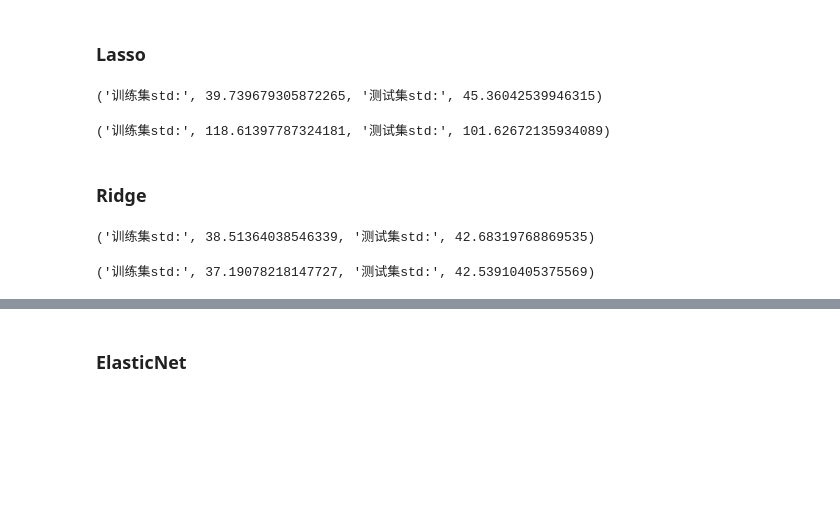
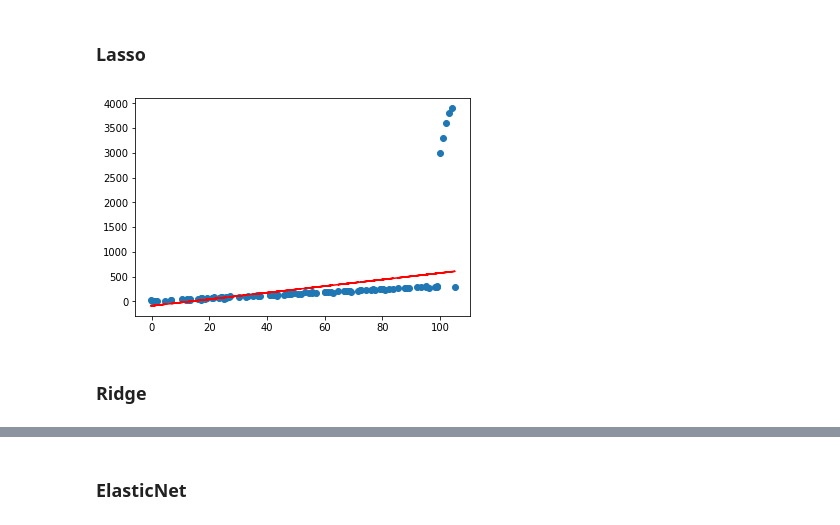
Before and after one commit to zhulei227/ML_Notes, a Jupyter notebook: notebooks/01_线性模型_线性回归_正则化(Lasso,Ridge,ElasticNet).ipynb, the cells around one changed output, grey strips where cells are left out. Saved outputs shown, nothing was run; the diff lists cells and outputs as text; code cells hidden in the pictures; blank space fills up the shorter version.

```diff
--- a/notebooks/01_线性模型_线性回归_正则化(Lasso,Ridge,ElasticNet).ipynb
+++ b/notebooks/01_线性模型_线性回归_正则化(Lasso,Ridge,ElasticNet).ipynb
@@ -172,35 +184,11 @@ class LinearRegression(object):
         plt.plot(x[:, 0], self.predict(x), 'r')
 # %% [markdown]
 ### Lasso
-# %%
-lasso=LinearRegression(l1_ratio=0.01)
-lasso.fit(X[:100],Y[:100])
-#查看训练集，测试集上的误差
-'训练集std:',np.std(Y[:100]-lasso.predict(X[:100])),'测试集std:',np.std(Y[100:]-lasso.predict(X[100:]))
-# %% [output]
-('训练集std:', 39.739679305872265, '测试集std:', 45.36042539946315)
-# %%
-#与sklearn对比
-from sklearn.linear_model import Lasso
-lasso=Lasso()
-lasso.fit(X[:100],Y[:100])
-'训练集std:',np.std(Y[:100]-lasso.predict(X[:100])),'测试集std:',np.std(Y[100:]-lasso.predict(X[100:]))
-# %% [output]
-('训练集std:', 118.61397787324181, '测试集std:', 101.62672135934089)
+# %%
+lasso=LinearRegression(l1_ratio=100)
+lasso.fit(X[:,:-1],Y)
+lasso.plot_fit_boundary(X[:,:-1],Y)
+# %% [output]
+[figure, added]
 # %% [markdown]
 ### Ridge
-# %%
-ridge=LinearRegression(l2_ratio=0.01)
-ridge.fit(X[:100],Y[:100])
-#查看训练集，测试集上的误差
-'训练集std:',np.std(Y[:100]-ridge.predict(X[:100])),'测试集std:',np.std(Y[100:]-ridge.predict(X[100:]))
-# %% [output]
-('训练集std:', 38.51364038546339, '测试集std:', 42.68319768869535)
-# %%
-#与sklearn对比
-from sklearn.linear_model import Ridge
-ridge=Ridge()
-ridge.fit(X[:100],Y[:100])
-'训练集std:',np.std(Y[:100]-ridge.predict(X[:100])),'测试集std:',np.std(Y[100:]-ridge.predict(X[100:]))
-# %% [output]
-('训练集std:', 37.19078218147727, '测试集std:', 42.53910405375569)
```
Also changed, not shown: parts of 13 cells of this notebook, 1 other file.
